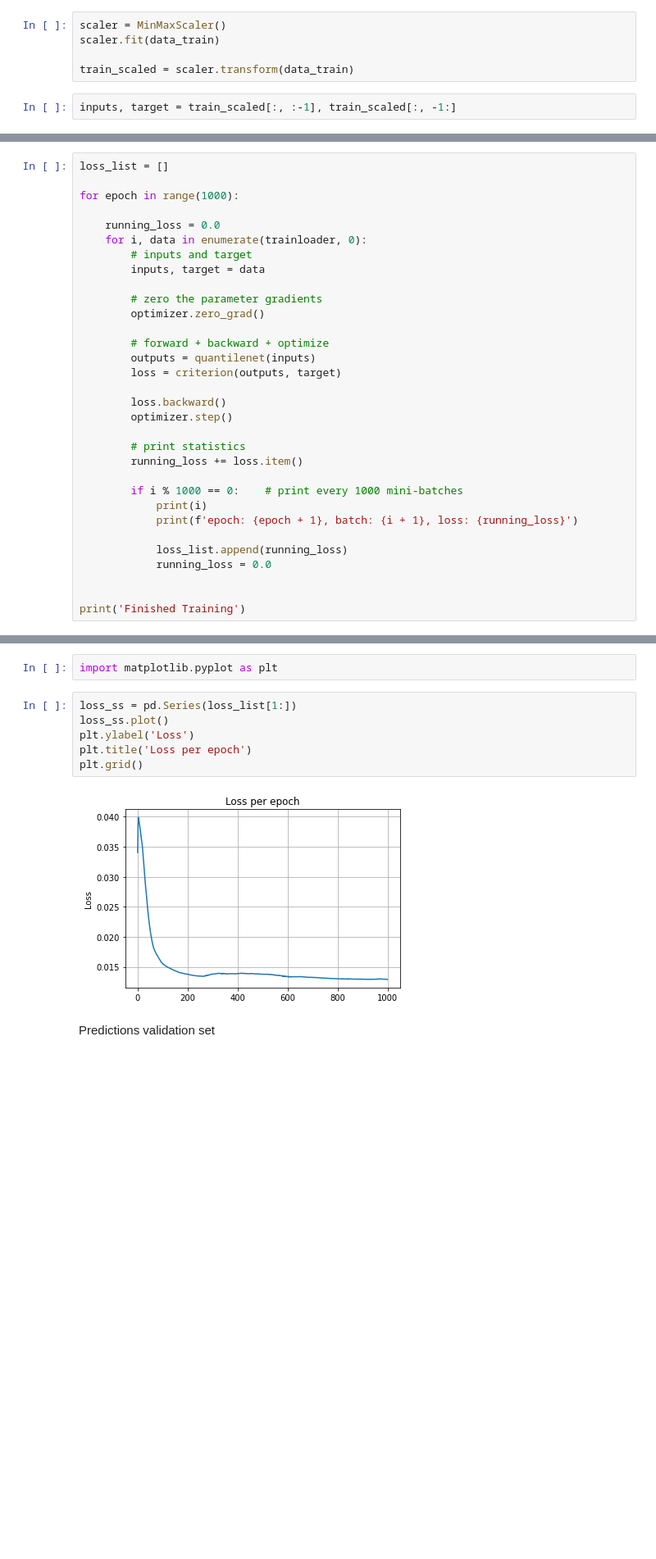
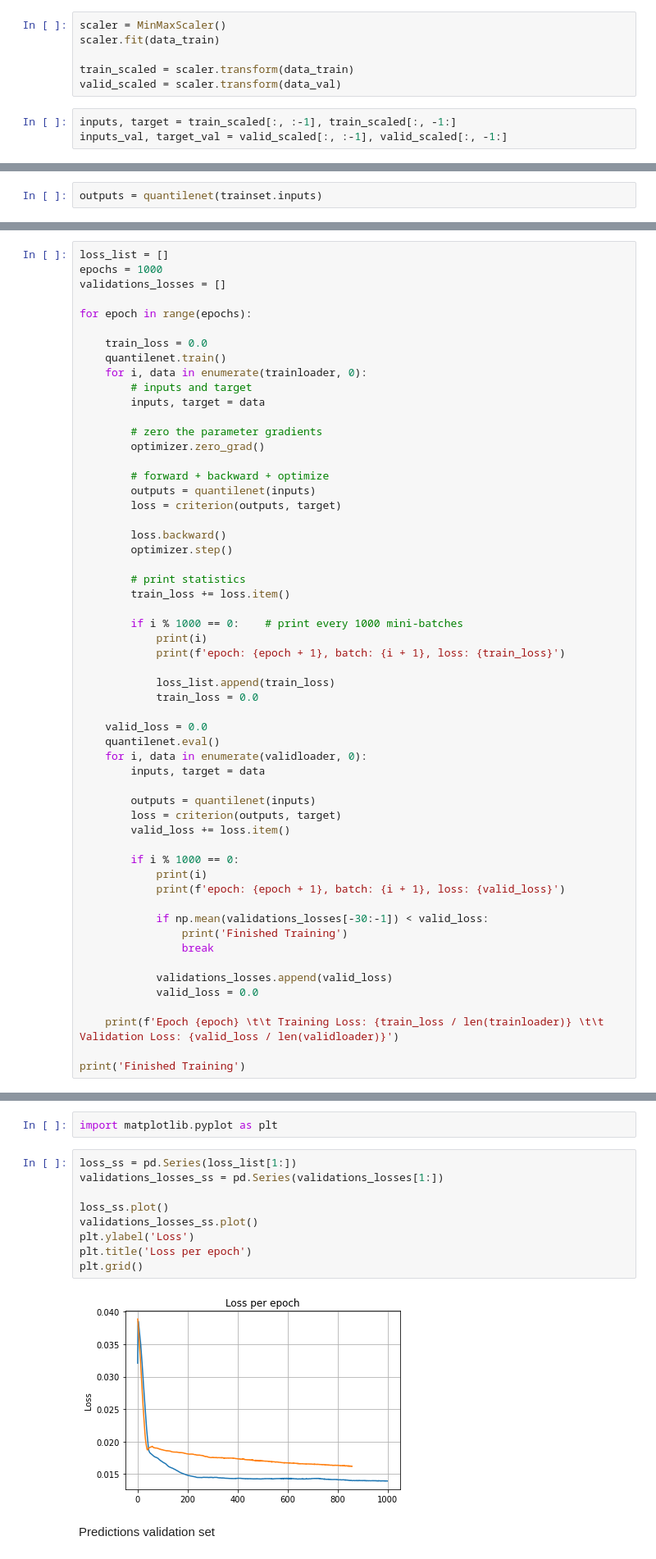
Before and after one commit to Javicadserres/wind-production-forecast, a Jupyter notebook: src/model-training.ipynb, the cells around one changed output, grey strips where cells are left out. Shown: that part at 82% size. Drawn from its saved outputs; the diff is of its cells as text; blank space fills up the shorter version.

```diff
--- a/src/model-training.ipynb
+++ b/src/model-training.ipynb
@@ -44,8 +45,10 @@ scaler = MinMaxScaler()
 scaler.fit(data_train)
 
 train_scaled = scaler.transform(data_train)
+valid_scaled = scaler.transform(data_val)
 # %%
 inputs, target = train_scaled[:, :-1], train_scaled[:, -1:]
+inputs_val, target_val = valid_scaled[:, :-1], valid_scaled[:, -1:]
 # %%
 quantilenet = QuantileNet()
 print(quantilenet)
@@ -71,12 +80,17 @@ trainloader = DataLoader(dataset=dataset, batch_size=64)
 criterion = QuantileLoss(quantiles)
+# %%
+outputs = quantilenet(trainset.inputs)
 # %% [markdown]
 Train the model
 # %%
 loss_list = []
+epochs = 1000
+validations_losses = []
 
-for epoch in range(1000):
+for epoch in range(epochs):
 
-    running_loss = 0.0
+    train_loss = 0.0
+    quantilenet.train()
     for i, data in enumerate(trainloader, 0):
         # inputs and target
         inputs, target = data
@@ -92,15 +106,36 @@ for epoch in range(1000):
         optimizer.step()
 
         # print statistics
-        running_loss += loss.item()
+        train_loss += loss.item()
 
         if i % 1000 == 0:    # print every 1000 mini-batches
             print(i)
-            print(f'epoch: {epoch + 1}, batch: {i + 1}, loss: {running_loss}')
+            print(f'epoch: {epoch + 1}, batch: {i + 1}, loss: {train_loss}')
 
-            loss_list.append(running_loss)
-            running_loss = 0.0
+            loss_list.append(train_loss)
+            train_loss = 0.0
 
+    valid_loss = 0.0
+    quantilenet.eval()
+    for i, data in enumerate(validloader, 0):
+        inputs, target = data
+
+        outputs = quantilenet(inputs)
+        loss = criterion(outputs, target)
+        valid_loss += loss.item()
+
+        if i % 1000 == 0:
+            print(i)
+            print(f'epoch: {epoch + 1}, batch: {i + 1}, loss: {valid_loss}')
+
+            if np.mean(validations_losses[-30:-1]) < valid_loss:
+                print('Finished Training')
+                break
+
+            validations_losses.append(valid_loss)
+            valid_loss = 0.0
+
+    print(f'Epoch {epoch} \t\t Training Loss: {train_loss / len(trainloader)} \t\t Validation Loss: {valid_loss / len(validloader)}')
 
 print('Finished Training')
 # %% [output]
@@ -111,12 +169,15 @@ Loss results
 import matplotlib.pyplot as plt
 # %%
 loss_ss = pd.Series(loss_list[1:])
+validations_losses_ss = pd.Series(validations_losses[1:])
+
 loss_ss.plot()
+validations_losses_ss.plot()
 plt.ylabel('Loss')
 plt.title('Loss per epoch')
 plt.grid()
 # %% [output]
-[figure, old version]
+[figure, new version]
 # %% [markdown]
 Predictions validation set
 # %%
```
Also changed, not shown: parts of 5 cells of this notebook, 1 other file.
